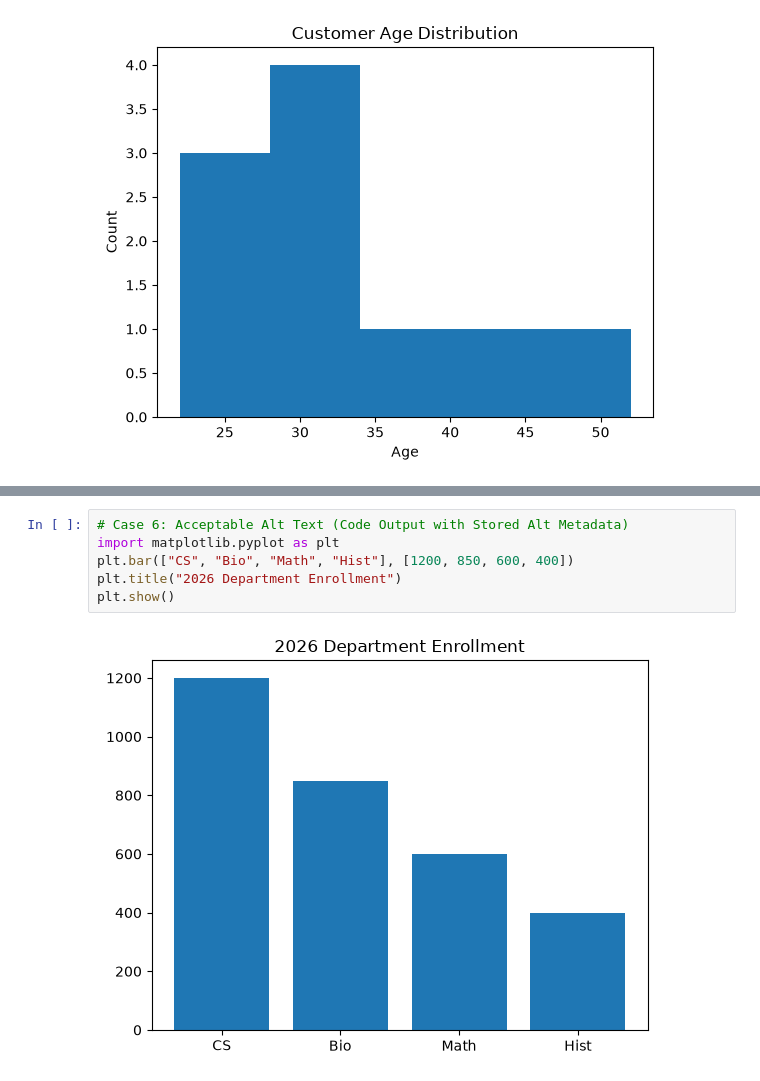
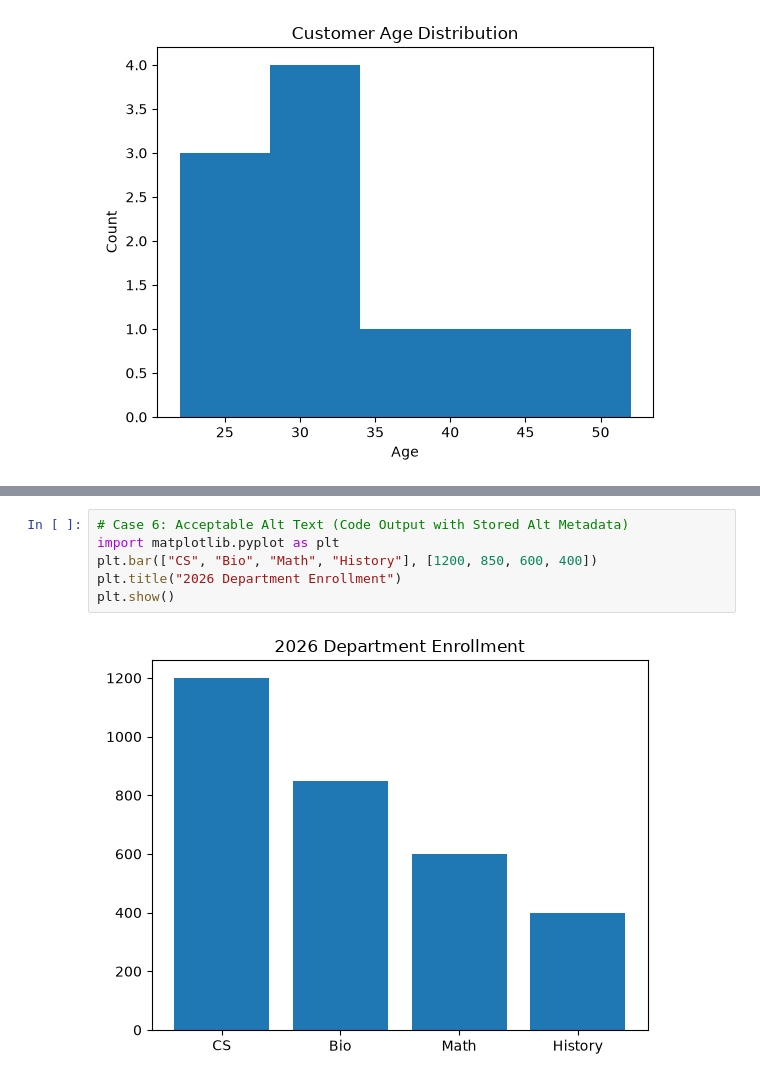
Before and after one commit to noah-hw-kim/jupyterlab-a11y-checker, a Jupyter notebook: test_files/dev_benchmark_cases.ipynb, the cells around one changed output, grey strips where cells are left out. Cells and saved outputs as stored; diff of their text form.

```diff
--- a/test_files/dev_benchmark_cases.ipynb
+++ b/test_files/dev_benchmark_cases.ipynb
@@ -30,8 +30,8 @@ Financial summary showing revenue across five consecutive quarters.
 # %%
 # Case 6: Acceptable Alt Text (Code Output with Stored Alt Metadata)
 import matplotlib.pyplot as plt
-plt.bar(["CS", "Bio", "Math", "Hist"], [1200, 850, 600, 400])
+plt.bar(["CS", "Bio", "Math", "History"], [1200, 850, 600, 400])
 plt.title("2026 Department Enrollment")
 plt.show()
 # %% [output]
-[figure, old version]
+[figure, new version]
```
Also changed, not shown: parts of 7 cells of this notebook, 22 other files.
